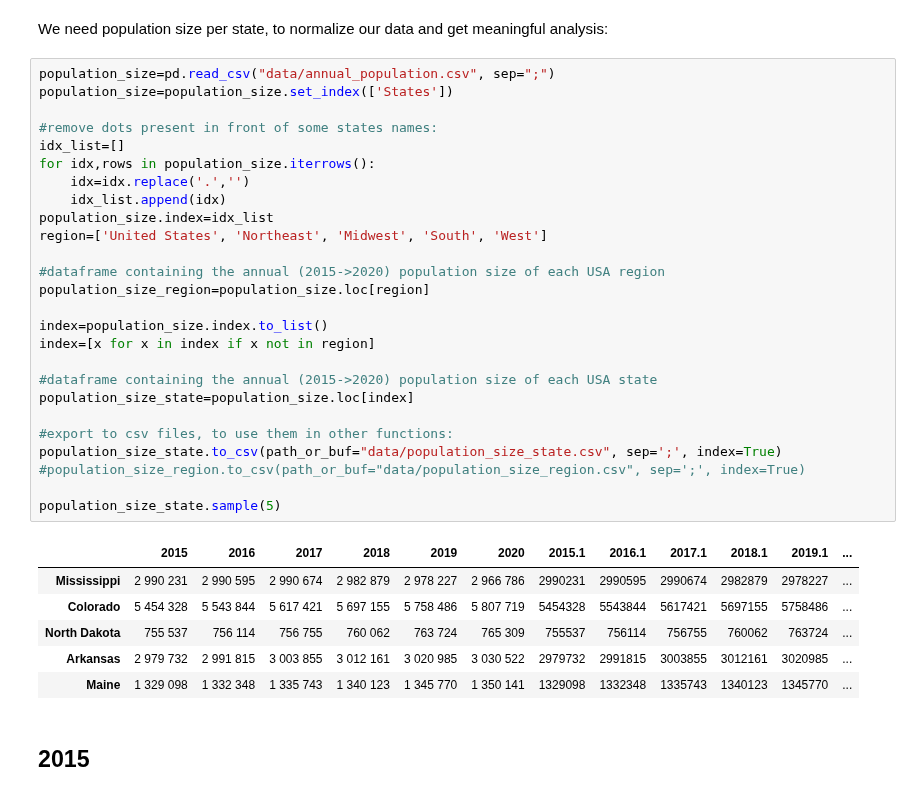
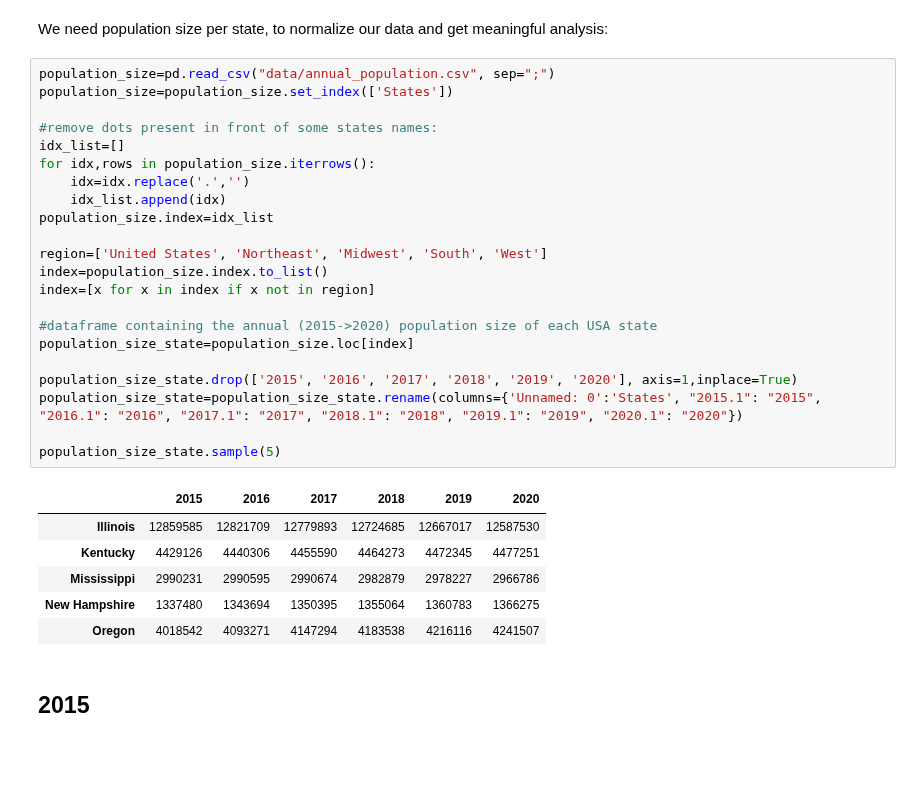
Before and after one commit to epfl-ada/ada-2021-project-ada_group_project, a Jupyter notebook: basic_exploration.ipynb, the cells around one changed output. Cells and saved outputs as stored; diff of their text form; blank space fills up the shorter version.

```diff
--- a/basic_exploration.ipynb
+++ b/basic_exploration.ipynb
@@ -38,36 +31,32 @@ We need population size per state, to normalize our data and get meaningful anal
 # %%
 population_size=pd.read_csv("data/annual_population.csv", sep=";")
 population_size=population_size.set_index(['States'])
 
 #remove dots present in front of some states names:
 idx_list=[]
 for idx,rows in population_size.iterrows():
     idx=idx.replace('.','')
     idx_list.append(idx)
 population_size.index=idx_list
+
 region=['United States', 'Northeast', 'Midwest', 'South', 'West']
-
-#dataframe containing the annual (2015->2020) population size of each USA region
-population_size_region=population_size.loc[region]
-
 index=population_size.index.to_list()
 index=[x for x in index if x not in region]
 
 #dataframe containing the annual (2015->2020) population size of each USA state
 population_size_state=population_size.loc[index]
 
-#export to csv files, to use them in other functions:
-population_size_state.to_csv(path_or_buf="data/population_size_state.csv", sep=';', index=True)
-#population_size_region.to_csv(path_or_buf="data/population_size_region.csv", sep=';', index=True)
+population_size_state.drop(['2015', '2016', '2017', '2018', '2019', '2020'], axis=1,inplace=True)
+population_size_state=population_size_state.rename(columns={'Unnamed: 0':'States', "2015.1": "2015", "2016.1": "2016", "2017.1": "2017", "2018.1": "2018", "2019.1": "2019", "2020.1": "2020"})
 
 population_size_state.sample(5)
 # %% [output]
-|  | 2015 | 2016 | 2017 | 2018 | 2019 | 2020 | 2015.1 | 2016.1 | 2017.1 | 2018.1 | 2019.1 | ... |
-| Mississippi | 2 990 231 | 2 990 595 | 2 990 674 | 2 982 879 | 2 978 227 | 2 966 786 | 2990231 | 2990595 | 2990674 | 2982879 | 2978227 | ... |
-| Colorado | 5 454 328 | 5 543 844 | 5 617 421 | 5 697 155 | 5 758 486 | 5 807 719 | 5454328 | 5543844 | 5617421 | 5697155 | 5758486 | ... |
-| North Dakota | 755 537 | 756 114 | 756 755 | 760 062 | 763 724 | 765 309 | 755537 | 756114 | 756755 | 760062 | 763724 | ... |
-| Arkansas | 2 979 732 | 2 991 815 | 3 003 855 | 3 012 161 | 3 020 985 | 3 030 522 | 2979732 | 2991815 | 3003855 | 3012161 | 3020985 | ... |
-| Maine | 1 329 098 | 1 332 348 | 1 335 743 | 1 340 123 | 1 345 770 | 1 350 141 | 1329098 | 1332348 | 1335743 | 1340123 | 1345770 | ... |
+|  | 2015 | 2016 | 2017 | 2018 | 2019 | 2020 |
+| Illinois | 12859585 | 12821709 | 12779893 | 12724685 | 12667017 | 12587530 |
+| Kentucky | 4429126 | 4440306 | 4455590 | 4464273 | 4472345 | 4477251 |
+| Mississippi | 2990231 | 2990595 | 2990674 | 2982879 | 2978227 | 2966786 |
+| New Hampshire | 1337480 | 1343694 | 1350395 | 1355064 | 1360783 | 1366275 |
+| Oregon | 4018542 | 4093271 | 4147294 | 4183538 | 4216116 | 4241507 |
 # %% [markdown]
 ## 2015
 # %% [markdown]
```
Also changed, not shown: parts of 12 cells of this notebook.
